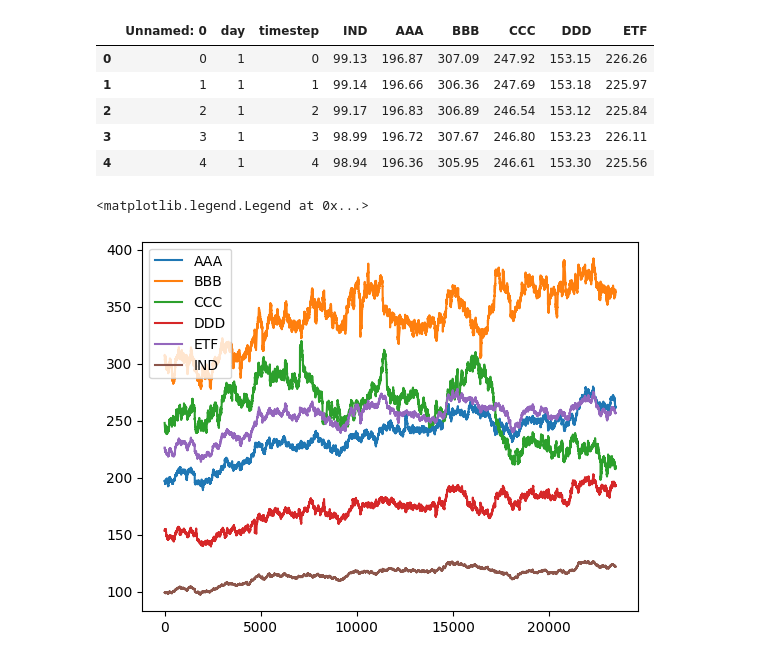
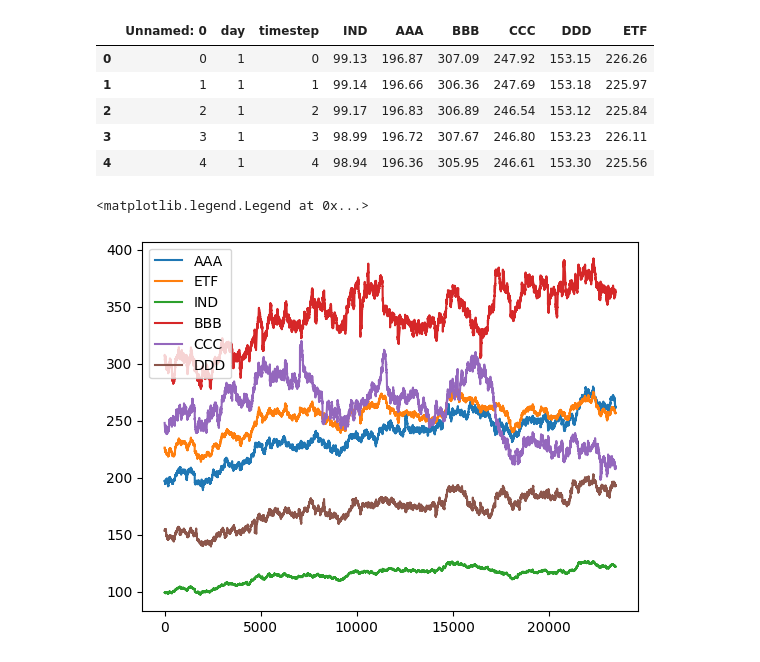
Before and after one commit to RubenAnneBonny/CitadelQuantInvitational, a Jupyter notebook: Data Analys/Data_Analys.ipynb, the cells around one changed output. Drawn from its saved outputs; the diff is of its cells as text; code cells hidden in the pictures.

```diff
--- a/Data Analys/Data_Analys.ipynb
+++ b/Data Analys/Data_Analys.ipynb
@@ -14,15 +14,15 @@ df.head()
 | 3 | 3 | 1 | 3 | 98.99 | 196.72 | 307.67 | 246.80 | 153.23 | 226.11 |
 | 4 | 4 | 1 | 4 | 98.94 | 196.36 | 305.95 | 246.61 | 153.30 | 225.56 |
 # %%
-stock_codes=["AAA","BBB","CCC","DDD","ETF","IND"]
+stock_codes=["AAA","ETF","IND","BBB","CCC","DDD"]
 #fig, ax = plt.subplots(figsize=(15, 5))
 #balance= pd.Series(train_data['resp']).cumsum()
 #ax.set_xlabel ("Trade", fontsize=18)
 #ax.set_ylabel ("Cumulative resp", fontsize=18);
 for name in stock_codes:
     plt.plot(df.index,df[name],label=name)
 
 plt.legend()
 # %% [output]
 <matplotlib.legend.Legend at 0x...>
-[figure, old version]
+[figure, new version]
```
Also changed, not shown: parts of 3 cells of this notebook, 3 other files.
